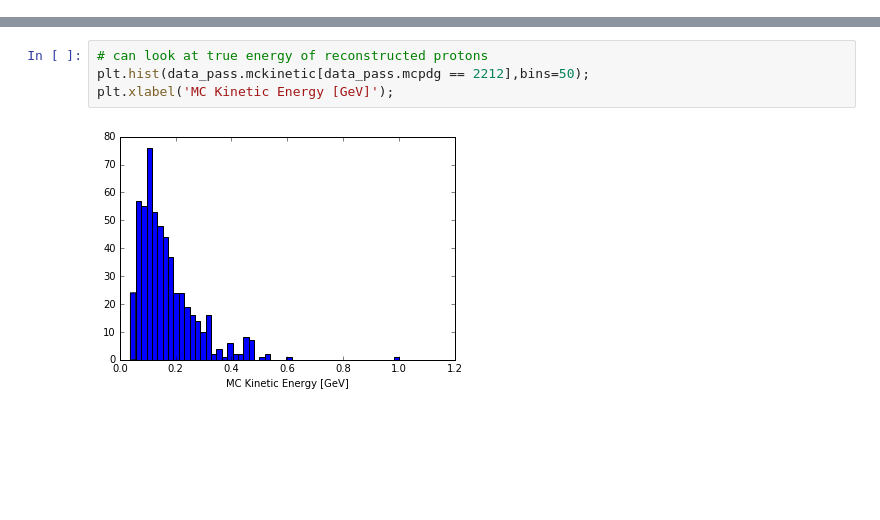
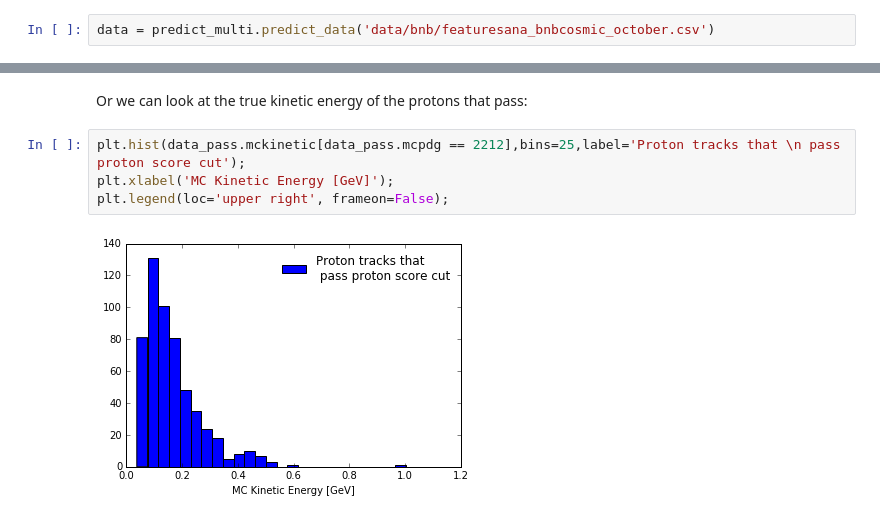
Before and after one commit to k-woodruff/protonid, a Jupyter notebook: score_example.ipynb, the cells around one changed output, grey strips where cells are left out. Drawn from its saved outputs; the diff is of its cells as text; blank space fills up the shorter version.

```diff
--- a/score_example.ipynb
+++ b/score_example.ipynb
@@ -59,0 +24,2 @@ data_pass = predict_multi.score_cut(data,0.95)
+# %%
+data = predict_multi.predict_data('data/bnb/featuresana_bnbcosmic_october.csv')
@@ -74,6 +96,8 @@ plt.hist(data_pass.mcpdg,bins=50);
+# %% [markdown]
+Or we can look at the true kinetic energy of the protons that pass:
 # %%
-# can look at true energy of reconstructed protons
-plt.hist(data_pass.mckinetic[data_pass.mcpdg == 2212],bins=50);
+plt.hist(data_pass.mckinetic[data_pass.mcpdg == 2212],bins=25,label='Proton tracks that \n pass proton score cut');
 plt.xlabel('MC Kinetic Energy [GeV]');
+plt.legend(loc='upper right', frameon=False);
 # %% [output]
-[figure, old version]
+[figure, new version]
```
Also changed, not shown: parts of 20 cells of this notebook, 2 other files.
